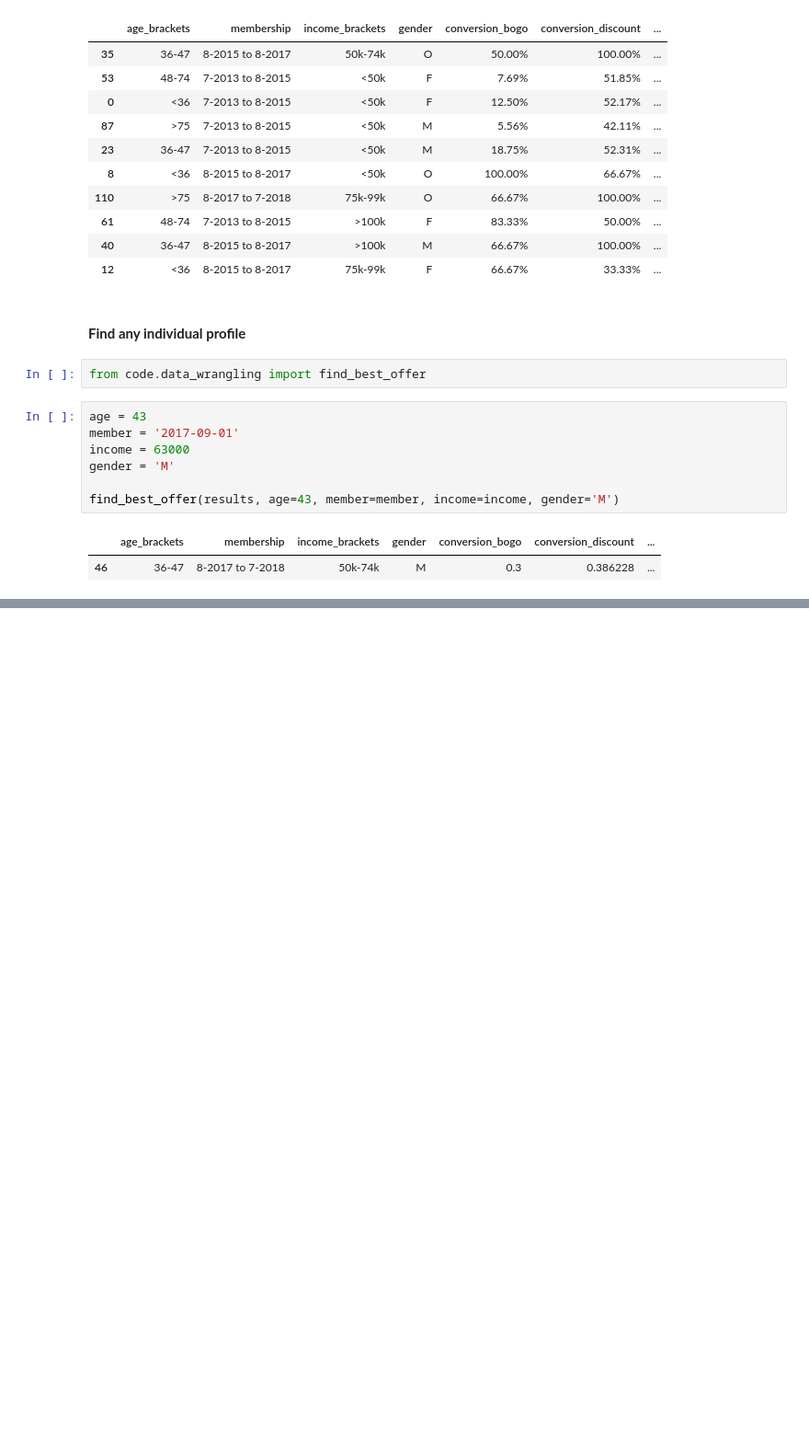
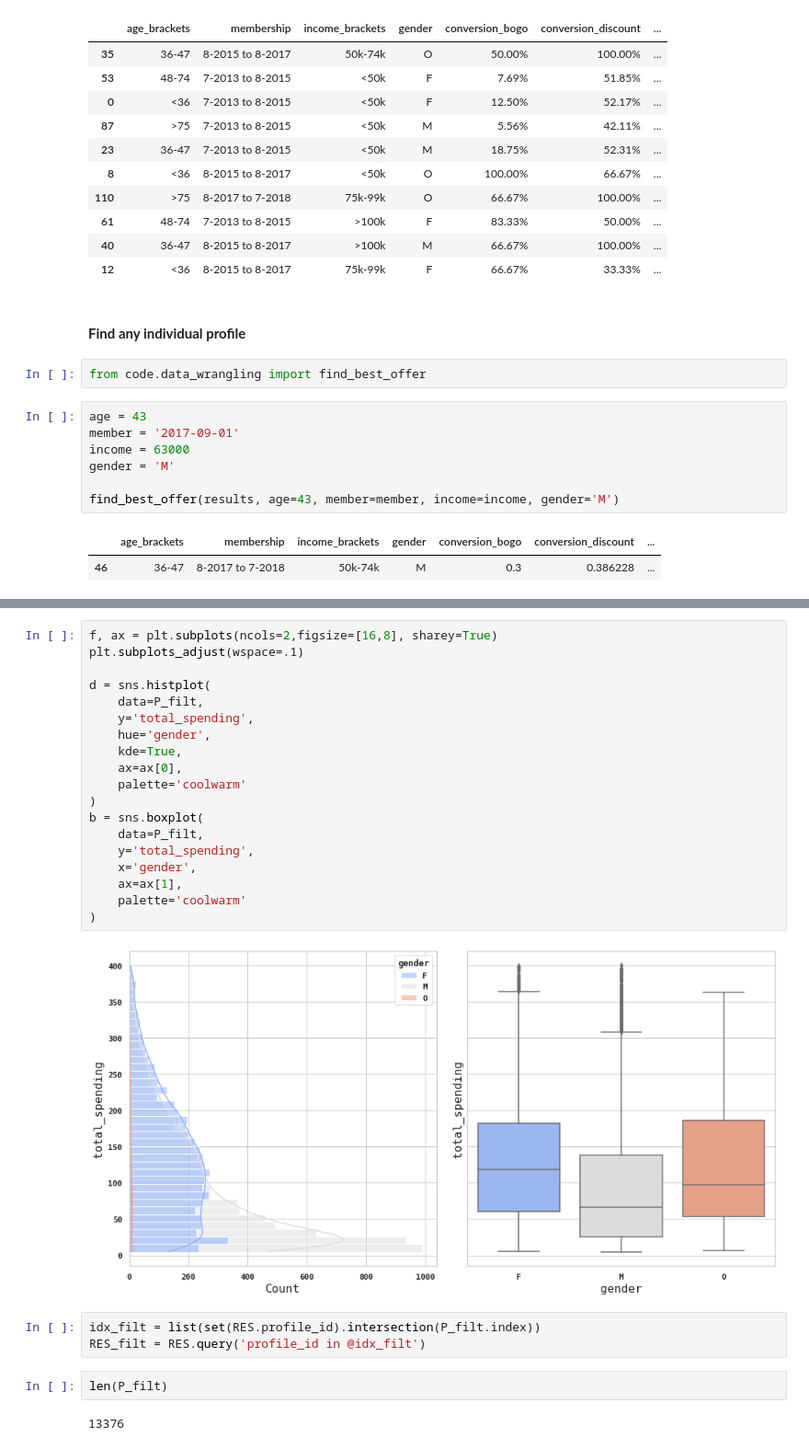
Before and after one commit to 6one2/StarbucksChallenge, a Jupyter notebook: devStarbucks.ipynb, the cells around one changed output, grey strips where cells are left out. Shown at 92% size. Drawn from its saved outputs; the diff is of its cells as text; blank space fills up the shorter version.

```diff
--- a/devStarbucks.ipynb
+++ b/devStarbucks.ipynb
@@ -1159,0 +1169,28 @@ find_best_offer(results, age=43, member=member, income=income, gender='M')
+# %%
+f, ax = plt.subplots(ncols=2,figsize=[16,8], sharey=True)
+plt.subplots_adjust(wspace=.1)
+
+d = sns.histplot(
+    data=P_filt,
+    y='total_spending',
+    hue='gender',
+    kde=True,
+    ax=ax[0],
+    palette='coolwarm'
+)
+b = sns.boxplot(
+    data=P_filt,
+    y='total_spending',
+    x='gender',
+    ax=ax[1],
+    palette='coolwarm'
+)
+# %% [output]
+[figure, added]
+# %%
+idx_filt = list(set(RES.profile_id).intersection(P_filt.index))
+RES_filt = RES.query('profile_id in @idx_filt')
+# %%
+len(P_filt)
+# %% [output]
+13376
```
Also changed, not shown: parts of 30 cells of this notebook, 1 other file.
